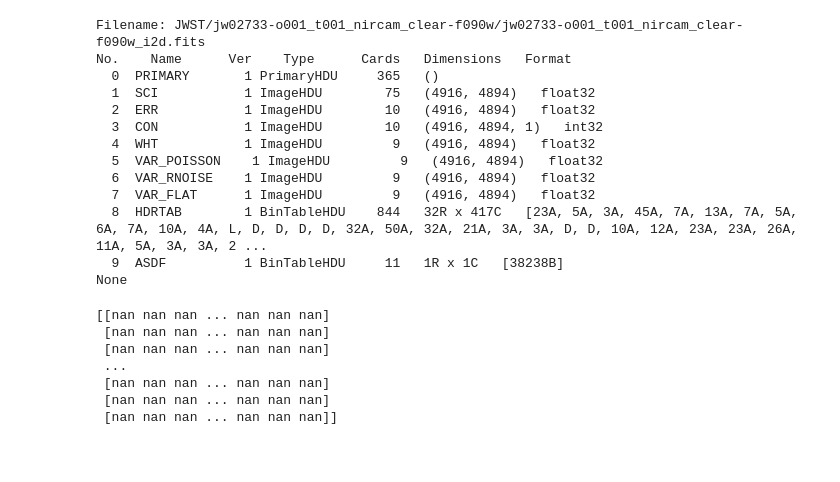
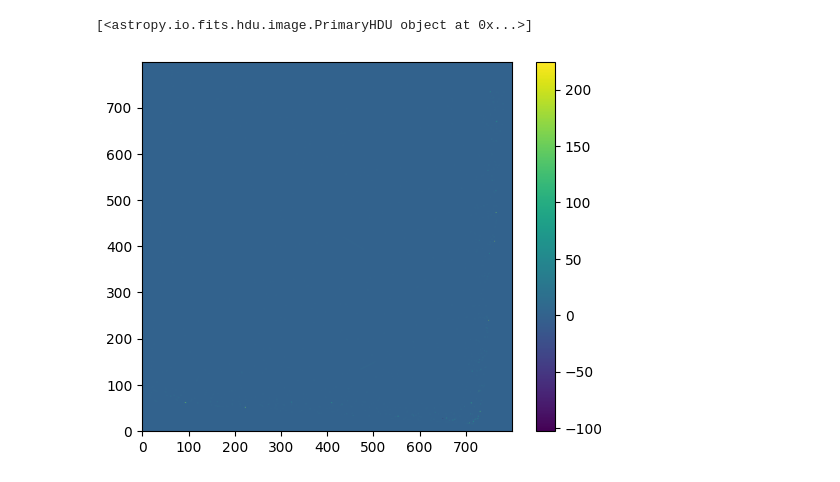
Before and after one commit to LeRatSupreme/SAE-Traitement, a Jupyter notebook: L1_fits-handling.ipynb, the cells around one changed output. Cells and saved outputs as stored; diff of their text form; code cells hidden in the pictures; blank space fills up the shorter version.

```diff
--- a/L1_fits-handling.ipynb
+++ b/L1_fits-handling.ipynb
@@ -2,35 +2,19 @@
 from astropy.io import fits
 
 # open fits file as fits_file
-fits_file = fits.open('JWST/jw02733-o001_t001_nircam_clear-f090w/jw02733-o001_t001_nircam_clear-f090w_i2d.fits')
-
-# Print the list of HDUs
-print(fits_file.info())
+fits_file = fits.open('mastDownload/HLA/hst_05369_h0_wfpc2_f606w_wf_01/hst_05369_h0_wfpc2_f606w_wf_01_drz.fits')
+print(fits_file)
 # %% [output]
-Filename: JWST/jw02733-o001_t001_nircam_clear-f090w/jw02733-o001_t001_nircam_clear-f090w_i2d.fits
-No.    Name      Ver    Type      Cards   Dimensions   Format
-  0  PRIMARY       1 PrimaryHDU     365   ()
-  1  SCI           1 ImageHDU        75   (4916, 4894)   float32
-  2  ERR           1 ImageHDU        10   (4916, 4894)   float32
-  3  CON           1 ImageHDU        10   (4916, 4894, 1)   int32
-  4  WHT           1 ImageHDU         9   (4916, 4894)   float32
-  5  VAR_POISSON    1 ImageHDU         9   (4916, 4894)   float32
-  6  VAR_RNOISE    1 ImageHDU         9   (4916, 4894)   float32
-  7  VAR_FLAT      1 ImageHDU         9   (4916, 4894)   float32
-  8  HDRTAB        1 BinTableHDU    844   32R x 417C   [23A, 5A, 3A, 45A, 7A, 13A, 7A, 5A, 6A, 7A, 10A, 4A, L, D, D, D, D, 32A, 50A, 32A, 21A, 3A, 3A, D, D, 10A, 12A, 23A, 23A, 26A, 11A, 5A, 3A, 3A, 2 ...
-  9  ASDF          1 BinTableHDU     11   1R x 1C   [38238B]
-None
+[<astropy.io.fits.hdu.image.PrimaryHDU object at 0x...>]
 # %%
-sci_image_data = fits_file[1].data
-print(sci_image_data)
+import matplotlib.pyplot as plt
+image_data = fits_file[0].data
+plt.figure()
+plt.imshow(image_data, origin = 'lower')
+plt.colorbar()
+plt.show()
 # %% [output]
-[[nan nan nan ... nan nan nan]
- [nan nan nan ... nan nan nan]
- [nan nan nan ... nan nan nan]
- ...
- [nan nan nan ... nan nan nan]
- [nan nan nan ... nan nan nan]
- [nan nan nan ... nan nan nan]]
+[figure, added]
 # %%
 # add LogNorm and change cmap to 'Greys'
 import matplotlib.pyplot as plt
```
Also changed, not shown: parts of 2 cells of this notebook, 18 other files.
